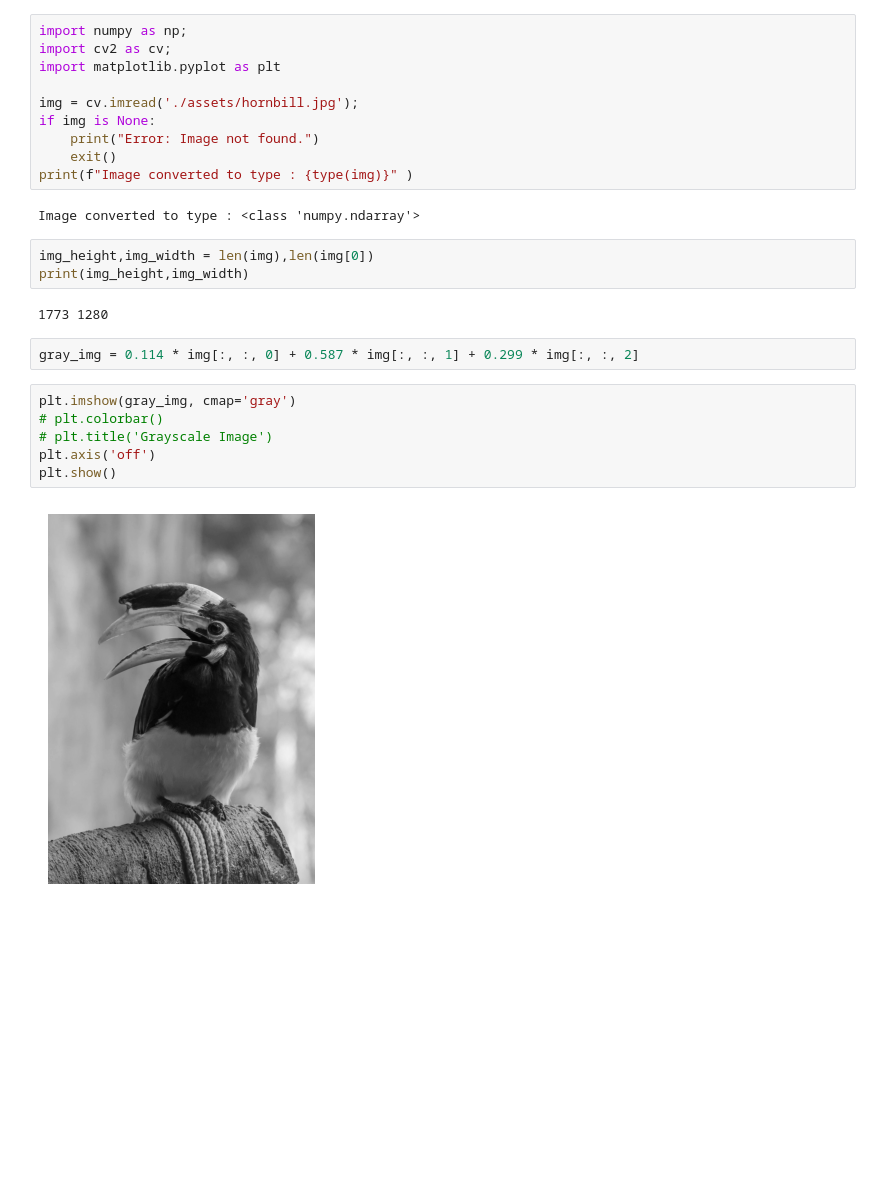
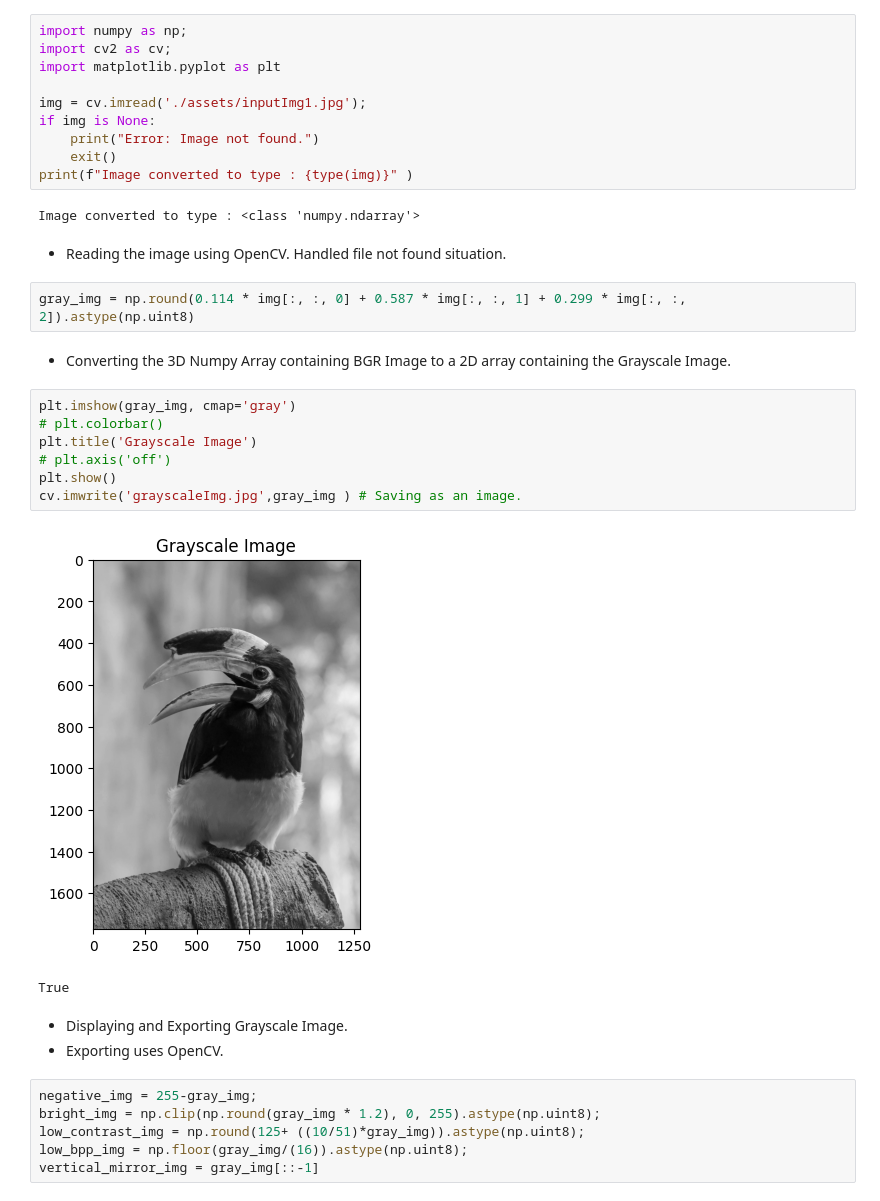
Before and after one commit to chathura-de-silva/Image-Processing-Labs, a Jupyter notebook: Point Operations/main.ipynb, the cells around one changed output. Saved outputs shown, nothing was run; the diff lists cells and outputs as text; blank space fills up the shorter version.

```diff
--- a/Point Operations/main.ipynb
+++ b/Point Operations/main.ipynb
@@ -3,25 +3,35 @@ import numpy as np;
 import cv2 as cv;
 import matplotlib.pyplot as plt
 
-img = cv.imread('./assets/hornbill.jpg');
+img = cv.imread('./assets/inputImg1.jpg');
 if img is None:
     print("Error: Image not found.")
     exit()
 print(f"Image converted to type : {type(img)}" )
 # %% [output]
 Image converted to type : <class 'numpy.ndarray'>
-# %%
-img_height,img_width = len(img),len(img[0])
-print(img_height,img_width)
-# %% [output]
-1773 1280
+# %% [markdown]
+*   Reading the image using OpenCV. Handled file not found situation.
 # %%
-gray_img = 0.114 * img[:, :, 0] + 0.587 * img[:, :, 1] + 0.299 * img[:, :, 2]
+gray_img = np.round(0.114 * img[:, :, 0] + 0.587 * img[:, :, 1] + 0.299 * img[:, :, 2]).astype(np.uint8)
+# %% [markdown]
+*   Converting the 3D Numpy Array containing BGR Image to a 2D array containing the Grayscale Image.
 # %%
 plt.imshow(gray_img, cmap='gray')
 # plt.colorbar()
-# plt.title('Grayscale Image')
-plt.axis('off')
+plt.title('Grayscale Image')
+# plt.axis('off')
 plt.show()
+cv.imwrite('grayscaleImg.jpg',gray_img ) # Saving as an image.
 # %% [output]
-[figure, old version]
+[figure, new version]
+True
+# %% [markdown]
+*   Displaying and Exporting Grayscale Image.
+*   Exporting uses OpenCV.
+# %%
+negative_img = 255-gray_img;
+bright_img = np.clip(np.round(gray_img * 1.2), 0, 255).astype(np.uint8);
+low_contrast_img = np.round(125+ ((10/51)*gray_img)).astype(np.uint8);
+low_bpp_img = np.floor(gray_img/(16)).astype(np.uint8);
+vertical_mirror_img = gray_img[::-1]
```
Also changed, not shown: parts of 3 cells of this notebook, 4 other files.
